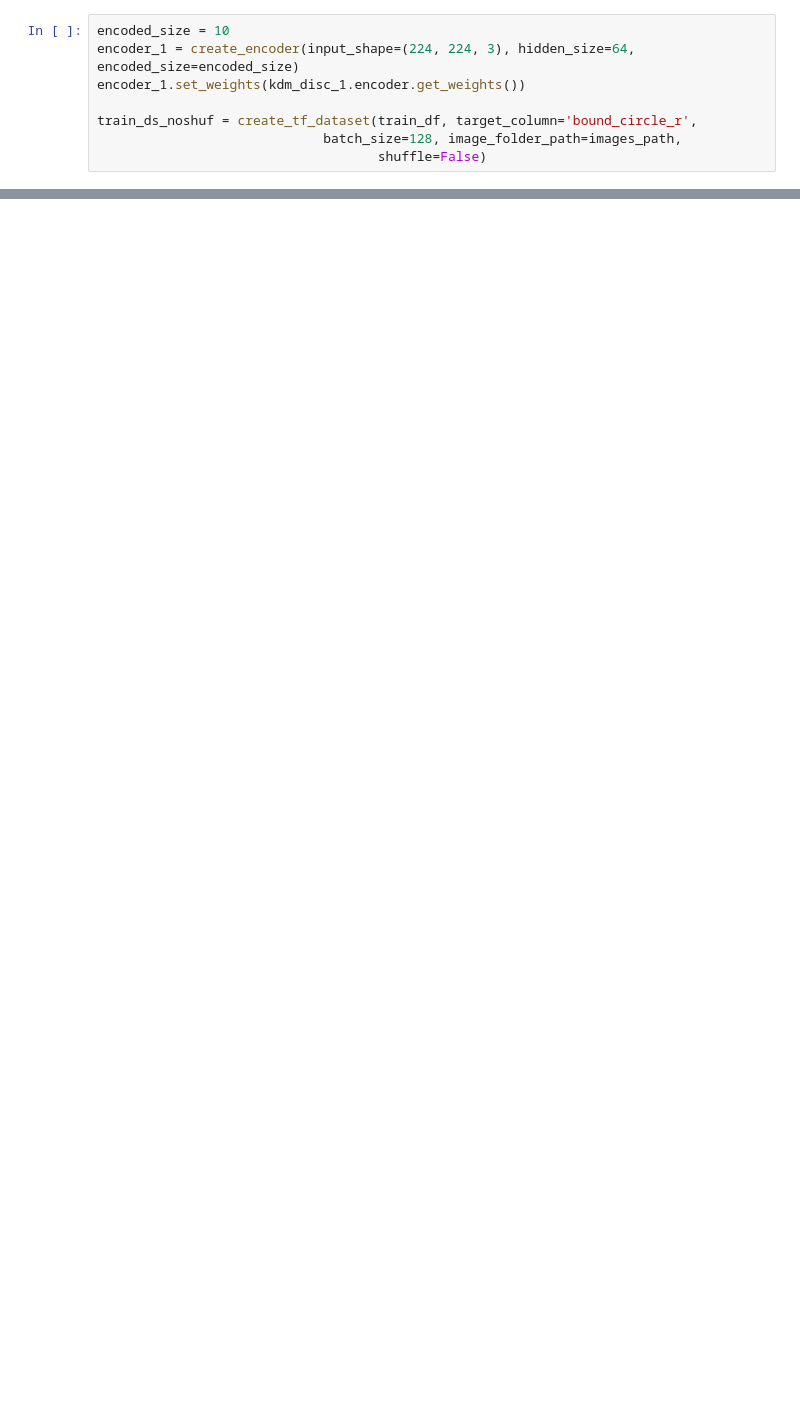
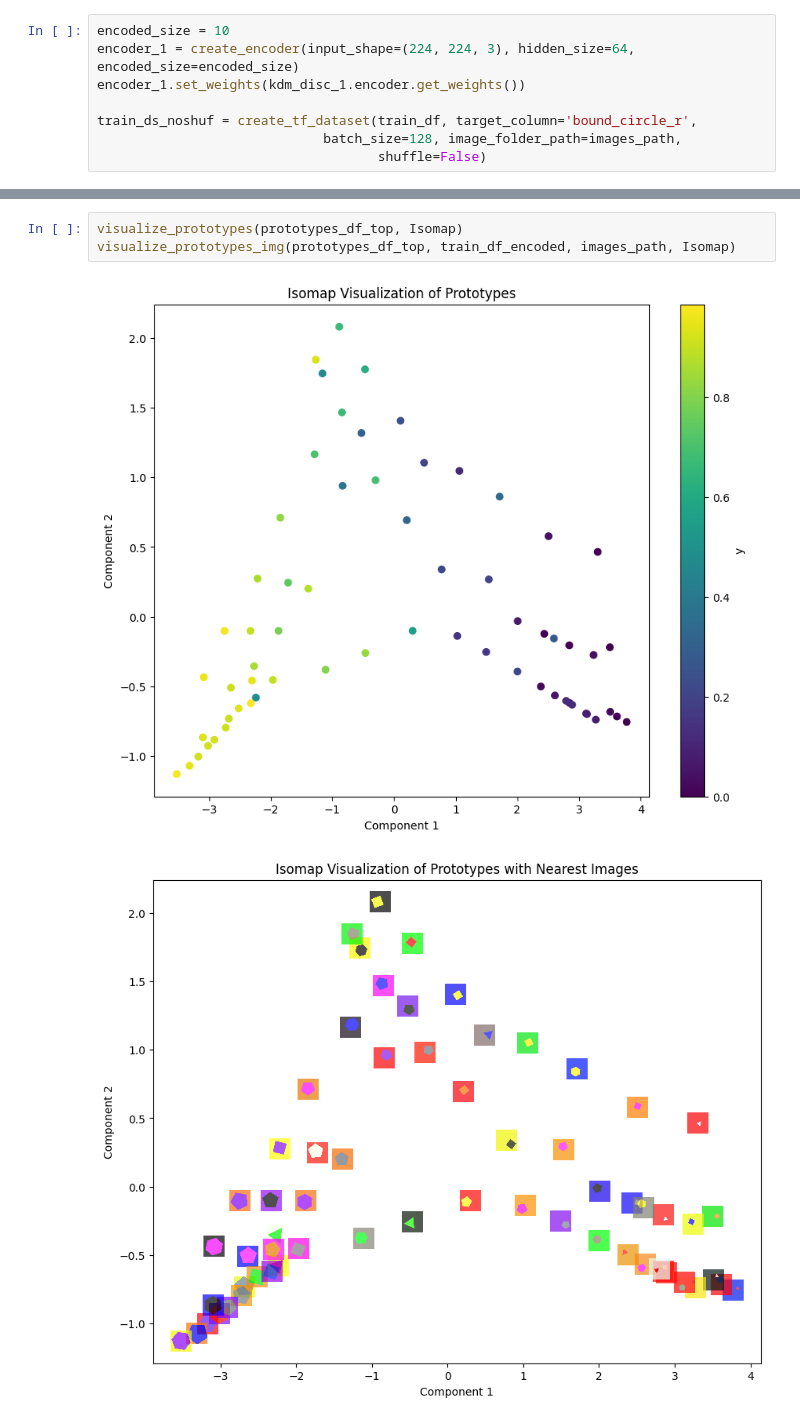
Before and after one commit to fagonzalezo/kdm, a Jupyter notebook: examples/kdm_generative_test.ipynb, the cells around one changed output, grey strips where cells are left out. Saved outputs shown, nothing was run; the diff lists cells and outputs as text; blank space fills up the shorter version.

Commit message:
Adding visualization of prototypes with t-sne.

```diff
--- a/examples/kdm_generative_test.ipynb
+++ b/examples/kdm_generative_test.ipynb
@@ -908,0 +1055,6 @@ NameError: name 'prototypes_df_top' is not defined
+# %%
+visualize_prototypes(prototypes_df_top, Isomap)
+visualize_prototypes_img(prototypes_df_top, train_df_encoded, images_path, Isomap)
+# %% [output]
+[figure, added]
+[figure, added]
```
Also changed, not shown: parts of 23 cells of this notebook.
